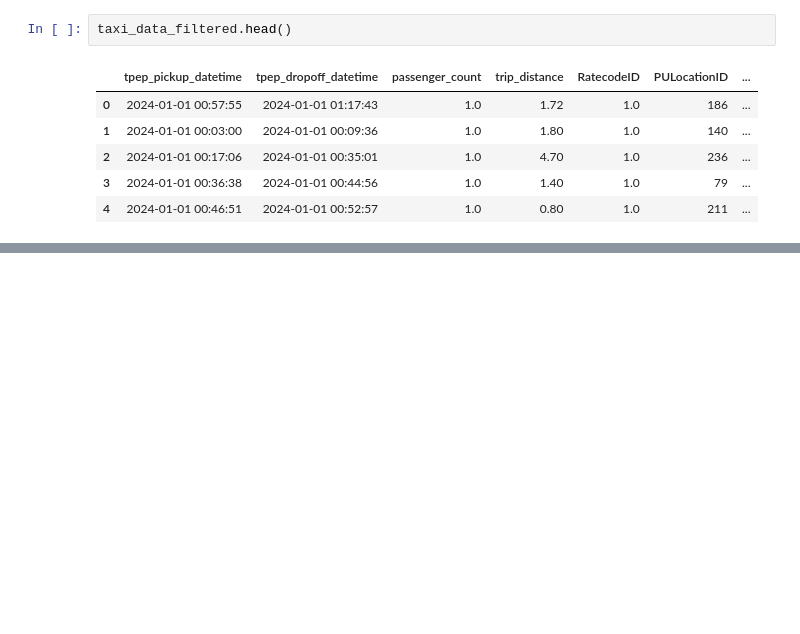
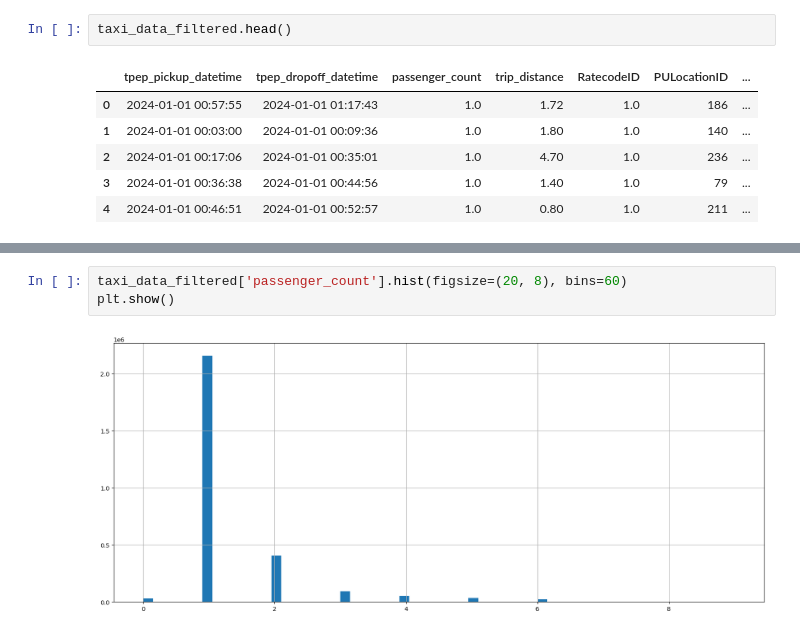
Before and after one commit to Tandoh3/New-York-Taxi-Analysis, a Jupyter notebook: Presentable Notebook.ipynb, the cells around one changed output, grey strips where cells are left out. Saved outputs shown, nothing was run; the diff lists cells and outputs as text; blank space fills up the shorter version.

Commit message:
Data Exploration and Feature Creation

```diff
--- a/Presentable Notebook.ipynb
+++ b/Presentable Notebook.ipynb
@@ -617,0 +495,5 @@ Name: count, Length: 15897, dtype: int64
+# %%
+taxi_data_filtered['passenger_count'].hist(figsize=(20, 8), bins=60)
+plt.show()
+# %% [output]
+[figure, added]
```
Also changed, not shown: parts of 77 cells of this notebook.
